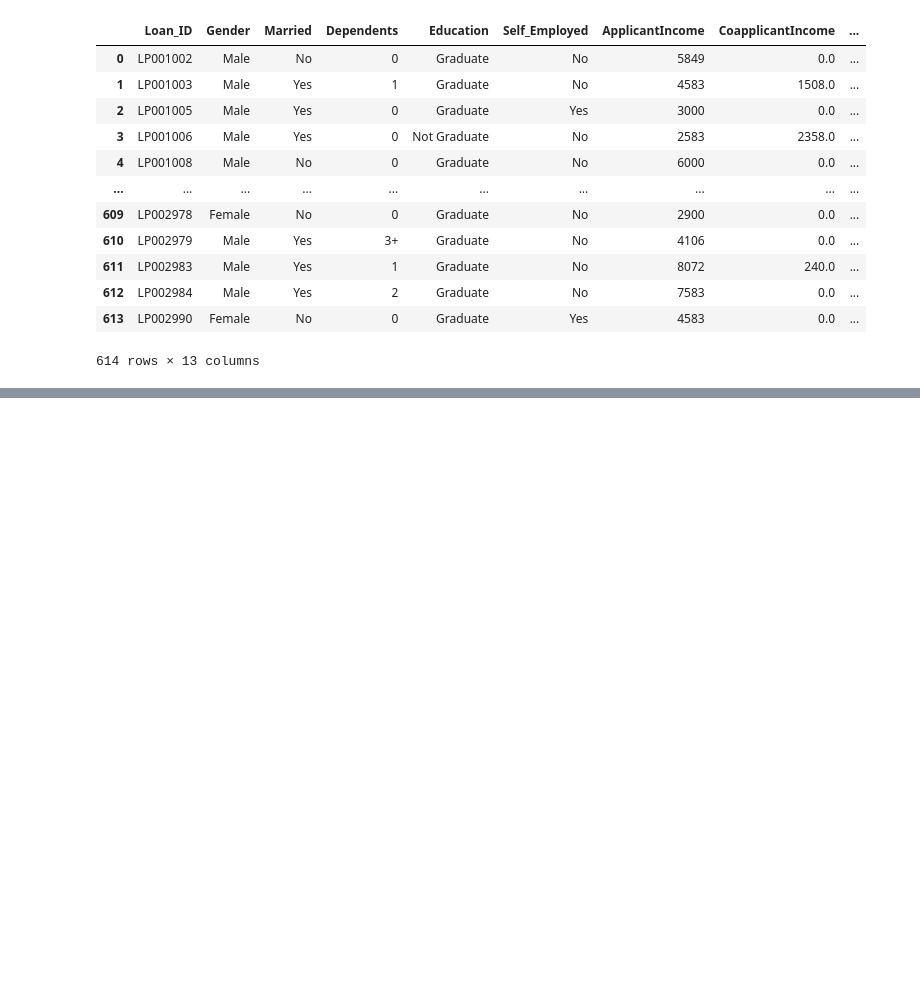
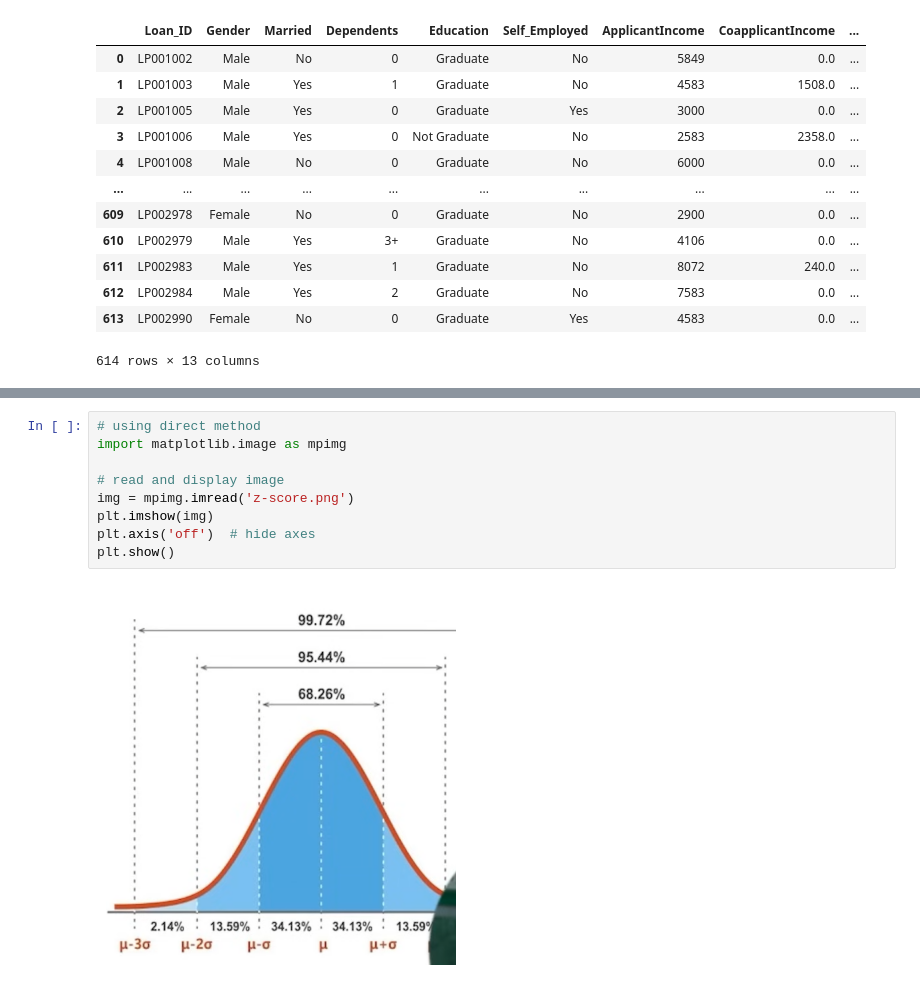
Before and after one commit to lukhi-laksh/Machine-Learning, a Jupyter notebook: Data Preprocessing/preprocessing.ipynb, the cells around one changed output, grey strips where cells are left out. Drawn from its saved outputs; the diff is of its cells as text; blank space fills up the shorter version.

```diff
--- a/Data Preprocessing/preprocessing.ipynb
+++ b/Data Preprocessing/preprocessing.ipynb
@@ -525,0 +567,11 @@ df
+# %%
+# using direct method
+import matplotlib.image as mpimg
+
+# read and display image
+img = mpimg.imread('z-score.png')
+plt.imshow(img)
+plt.axis('off')  # hide axes
+plt.show()
+# %% [output]
+[figure, added]
```
Also changed, not shown: parts of 18 cells of this notebook, 1 other file.
